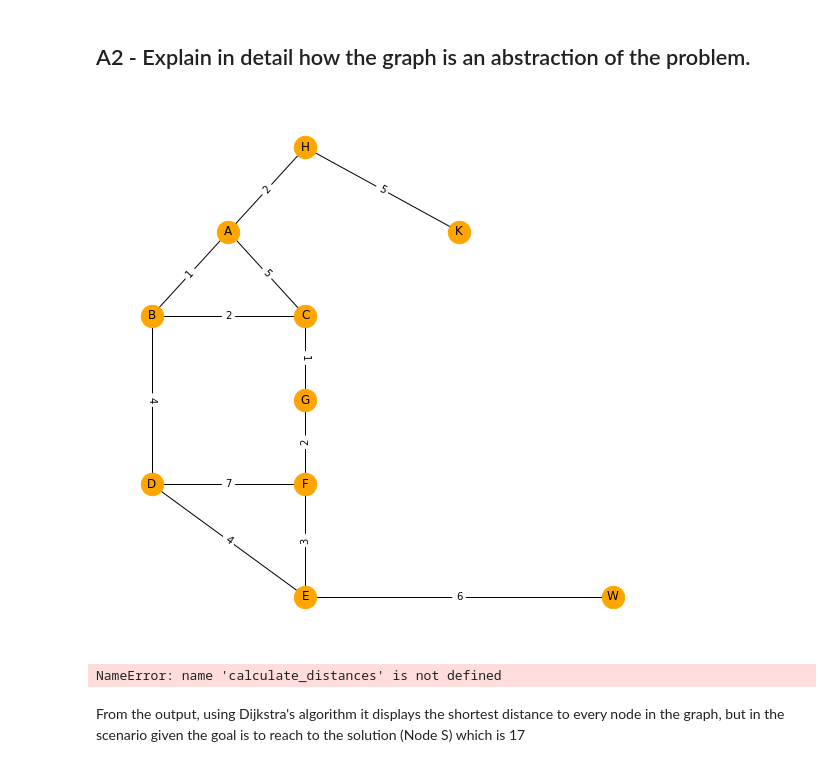
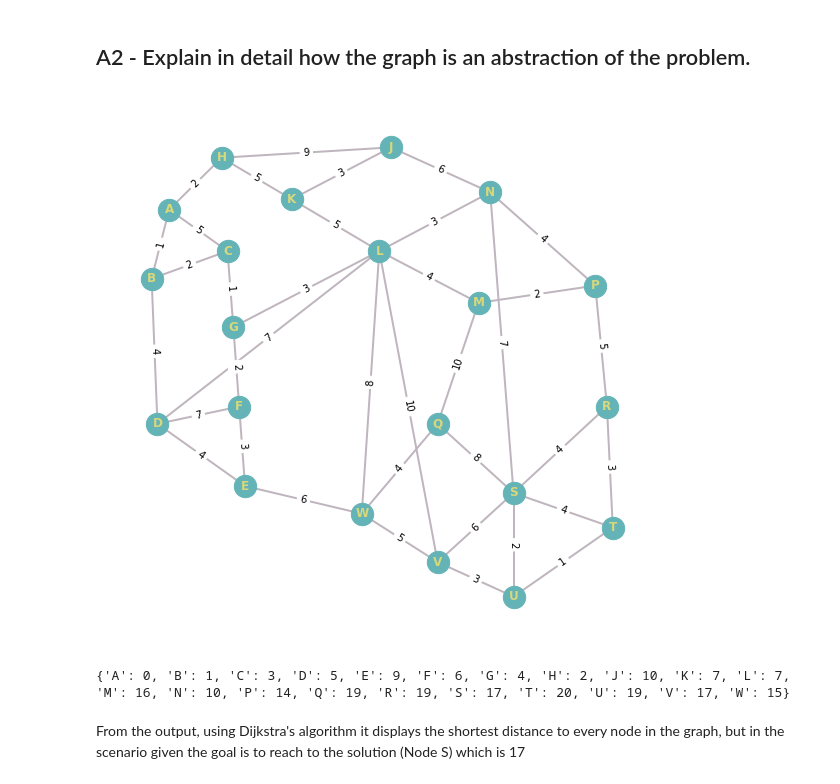
Before and after one commit to Rfg2048/AI, a Jupyter notebook: AI.ipynb, the cells around one changed output. Saved outputs shown, nothing was run; the diff lists cells and outputs as text; code cells hidden in the pictures.

Commit message:
Graph setup 2

```diff
--- a/AI.ipynb
+++ b/AI.ipynb
@@ -59,7 +59,7 @@ fig1_graph = {
     'P': {'M': 2, 'N': 4, 'R': 5},
     'Q': {'M': 10, 'S': 8, 'W': 4},
     'R': {'P': 5, 'S': 4, 'T': 3},
-    'S': {'Q': 8, 'R': 4, 'T': 4, 'U': 2, 'V': 6},
+    'S': {'N': 7, 'Q': 8, 'R': 4, 'T': 4, 'U': 2, 'V': 6},
     'T': {'R': 3, 'S': 4, 'U': 1},
     'U': {'S': 2, 'T': 1, 'V': 3},
     'V': {'L': 10, 'S': 6, 'U': 3, 'W': 5},
@@ -81,50 +68,61 @@ cut_graph = {
 # %%
 import networkx as nx
 import matplotlib.pyplot as plt
 
 graph = nx.Graph()
 
 #loop to create nodes and edges
-for node, neighbors in cut_graph.items():
+for node, neighbors in fig1_graph.items():
     graph.add_node(node)
     for neighbor, weight in neighbors.items():
         graph.add_edge(node, neighbor, weight=weight)
 
 #Setting fixed position for the nodes to create a replica of figure given
 
 fix_node_position = {
-    'A': (0.5,1.5),
-    'B':(0,0),
-    'C':(1,0),
-    'D':(0,-3),
-    'E':(1,-5),
-    'F':(1, -3),
-    'G':(1,-1.5),
-    'H':(1,3),
-    'K':(2,1.5),
-    'W':(3,-5)
+    'A': (-0.6,1.2),
+    'B':(-0.9,-0.8),
+    'C':(0.4,0),
+    'D':(-0.8,-5),
+    'E':(0.7,-6.8),
+    'F':(0.6, -4.5),
+    'G':(0.5,-2.2),
+    'H':(0.3,2.7),
+    'J':(3.2,3),
+    'K':(1.5,1.5),
+    'L':(3,0),
+    'N':(4.9,1.7),
+    'M':(4.7,-1.5),
+    'P':(6.7,-1),
+    'Q':(4,-5),
+    'R':(6.9,-4.5),
+    'S':(5.3,-7),
+    'T':(7,-8),
+    'U':(5.3,-10),
+    'V':(4,-9),
+    'W':(2.7,-7.6)
 }
 
 plt.figure(figsize=(10,10))
 
 pos = fix_node_position
 
 #Drawing nodes and edges with letters and weight using networkx library
-nx.draw_networkx_nodes(graph, pos, node_size=500, node_color = "orange")
-nx.draw_networkx_edges(graph,pos)
+nx.draw_networkx_nodes(graph, pos, node_size=500, node_color = "#64b3b7")
+nx.draw_networkx_edges(graph,pos, edge_color="#bfb5be", width=2)
 node_label = {node: node for node in graph.nodes()}
-nx.draw_networkx_labels(graph, pos, labels=node_label)
+nx.draw_networkx_labels(graph, pos, labels=node_label, font_color="#d7d87b", font_weight="bold")
 edge_label = {(u,v): d['weight'] for u,v,d in graph.edges(data=True)}
 nx.draw_networkx_edge_labels(graph, pos, edge_labels=edge_label)
 
 plt.axis('off')
 plt.show()
 # %% [output]
-[figure, old version]
+[figure, new version]
 # %%
 print(calculate_distances(fig1_graph,'A'))
 # %% [output]
-NameError: name 'calculate_distances' is not defined
+{'A': 0, 'B': 1, 'C': 3, 'D': 5, 'E': 9, 'F': 6, 'G': 4, 'H': 2, 'J': 10, 'K': 7, 'L': 7, 'M': 16, 'N': 10, 'P': 14, 'Q': 19, 'R': 19, 'S': 17, 'T': 20, 'U': 19, 'V': 17, 'W': 15}
 # %% [markdown]
 From the output, using Dijkstra's algorithm it displays the shortest distance to every node in the graph, but in the scenario given the goal is to reach to the solution (Node S) which is 17
 # %% [markdown]
```
Also changed, not shown: parts of 1 cell of this notebook.
